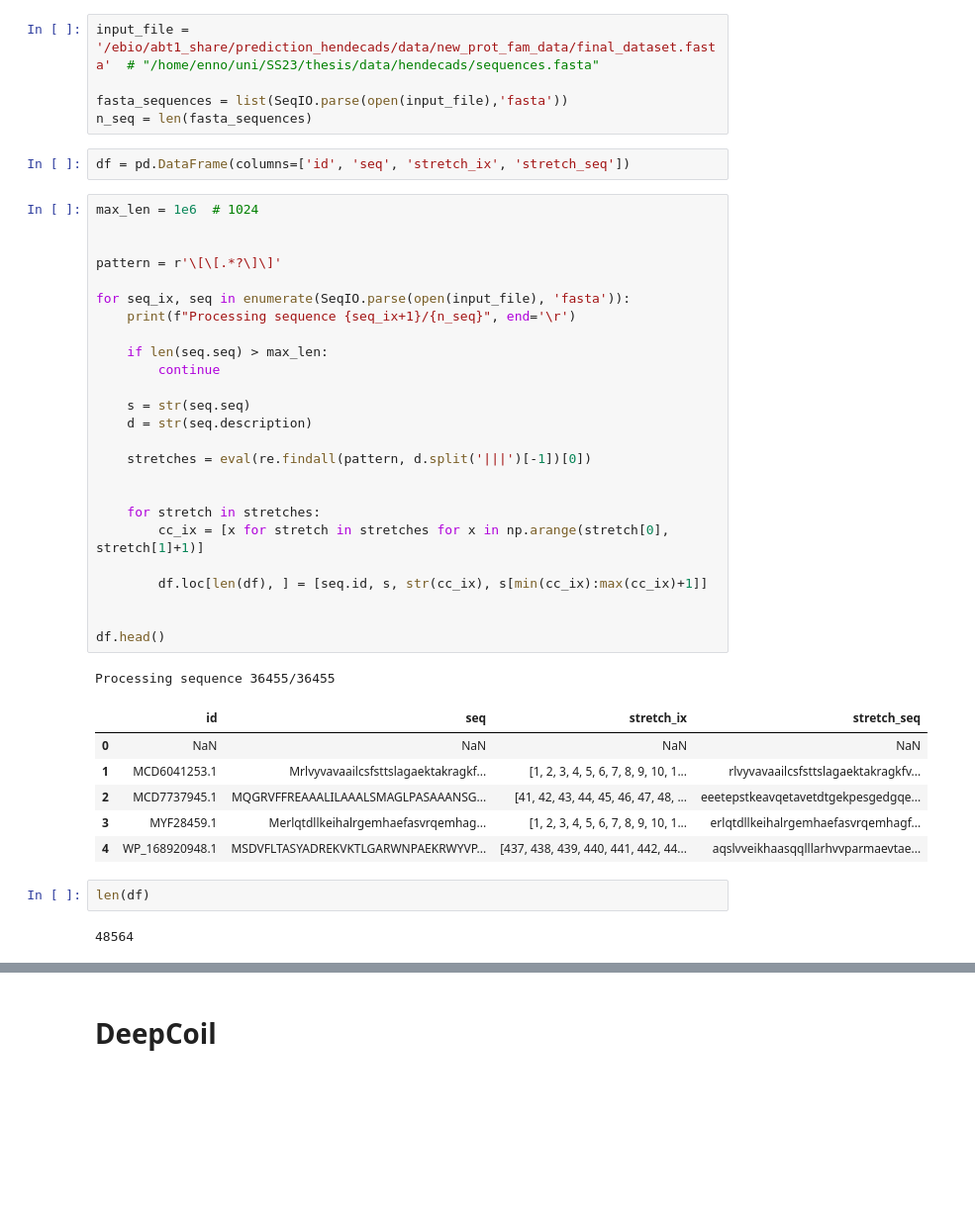
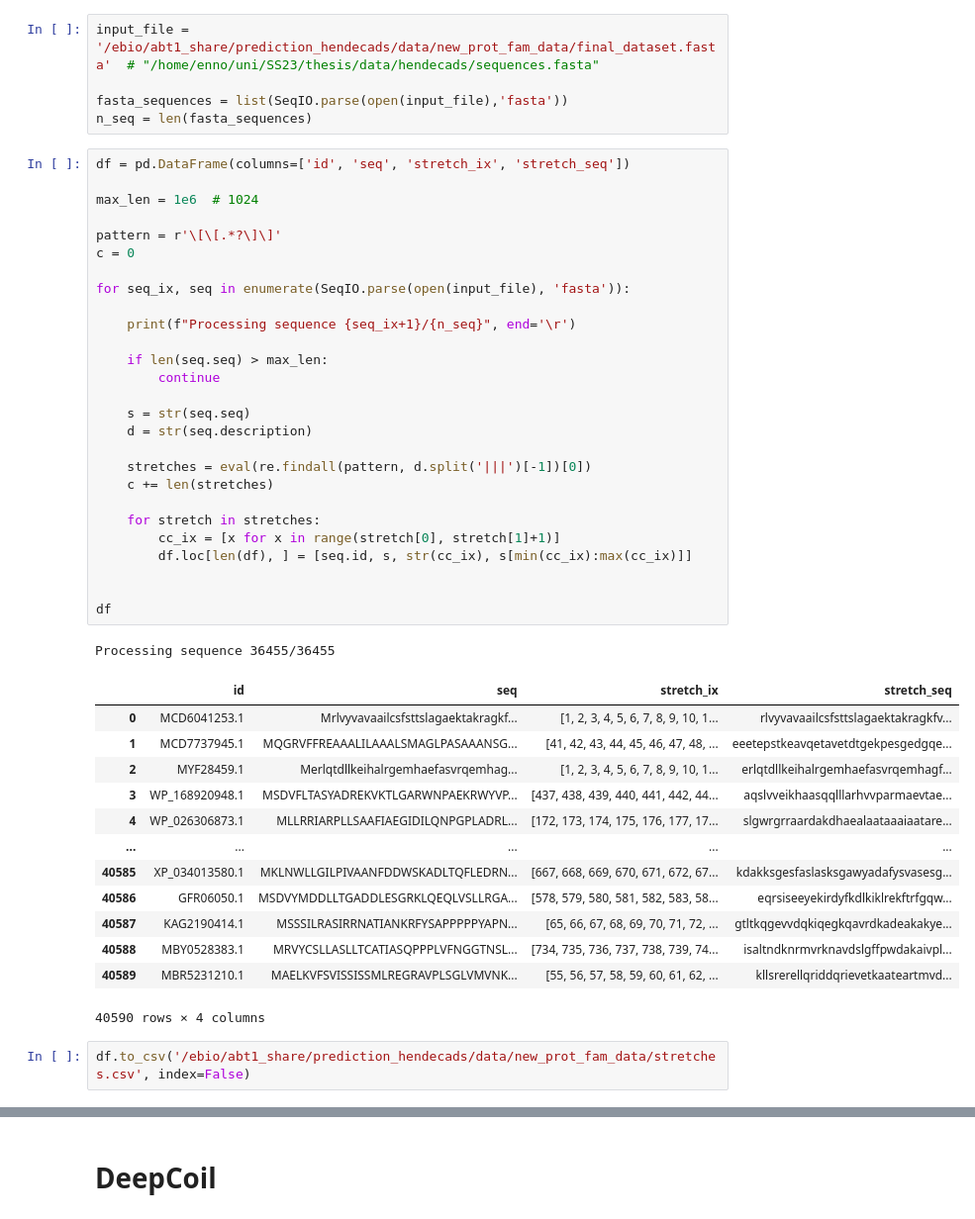
Before and after one commit to donEnno/hendecads, a Jupyter notebook: deepcoil_analysis/hendecad_prep.ipynb, the cells around one changed output, grey strips where cells are left out. Shown at 99% size. Cells and saved outputs as stored; diff of their text form; blank space fills up the shorter version.

```diff
--- a/deepcoil/hendecad_prep.ipynb
+++ b/deepcoil_analysis/hendecad_prep.ipynb
@@ -24,43 +26,48 @@ input_file = '/ebio/abt1_share/prediction_hendecads/data/new_prot_fam_data/final
 
 fasta_sequences = list(SeqIO.parse(open(input_file),'fasta'))
 n_seq = len(fasta_sequences)
-# %%
-df = pd.DataFrame(columns=['id', 'seq', 'stretch_ix', 'stretch_seq'])
 # %%
+df = pd.DataFrame(columns=['id', 'seq', 'stretch_ix', 'stretch_seq'])
+
 max_len = 1e6  # 1024
 
-
 pattern = r'\[\[.*?\]\]'
+c = 0
 
 for seq_ix, seq in enumerate(SeqIO.parse(open(input_file), 'fasta')):
+
     print(f"Processing sequence {seq_ix+1}/{n_seq}", end='\r')
 
     if len(seq.seq) > max_len:
         continue
 
     s = str(seq.seq)
     d = str(seq.description)
 
     stretches = eval(re.findall(pattern, d.split('|||')[-1])[0])
+    c += len(stretches)
+
+    for stretch in stretches:
+        cc_ix = [x for x in range(stretch[0], stretch[1]+1)]
+        df.loc[len(df), ] = [seq.id, s, str(cc_ix), s[min(cc_ix):max(cc_ix)]]
 
 
-    for stretch in stretches:
-        cc_ix = [x for stretch in stretches for x in np.arange(stretch[0], stretch[1]+1)]
-
-        df.loc[len(df), ] = [seq.id, s, str(cc_ix), s[min(cc_ix):max(cc_ix)+1]]
-
-
-df.head()
+df
 # %% [output]
 Processing sequence 36455/36455
 |  | id | seq | stretch_ix | stretch_seq |
-| 0 | NaN | NaN | NaN | NaN |
-| 1 | MCD6041253.1 | Mrlvyvavaailcsfsttslagaektakragkf... | [1, 2, 3, 4, 5, 6, 7, 8, 9, 10, 1... | rlvyvavaailcsfsttslagaektakragkfv... |
-| 2 | MCD7737945.1 | MQGRVFFREAAALILAAALSMAGLPASAAANSG... | [41, 42, 43, 44, 45, 46, 47, 48, ... | eeetepstkeavqetavetdtgekpesgedgqe... |
-| 3 | MYF28459.1 | Merlqtdllkeihalrgemhaefasvrqemhag... | [1, 2, 3, 4, 5, 6, 7, 8, 9, 10, 1... | erlqtdllkeihalrgemhaefasvrqemhagf... |
-| 4 | WP_168920948.1 | MSDVFLTASYADREKVKTLGARWNPAEKRWYVP... | [437, 438, 439, 440, 441, 442, 44... | aqslvveikhaasqqlllarhvvparmaevtae... |
+| 0 | MCD6041253.1 | Mrlvyvavaailcsfsttslagaektakragkf... | [1, 2, 3, 4, 5, 6, 7, 8, 9, 10, 1... | rlvyvavaailcsfsttslagaektakragkfv... |
+| 1 | MCD7737945.1 | MQGRVFFREAAALILAAALSMAGLPASAAANSG... | [41, 42, 43, 44, 45, 46, 47, 48, ... | eeetepstkeavqetavetdtgekpesgedgqe... |
+| 2 | MYF28459.1 | Merlqtdllkeihalrgemhaefasvrqemhag... | [1, 2, 3, 4, 5, 6, 7, 8, 9, 10, 1... | erlqtdllkeihalrgemhaefasvrqemhagf... |
+| 3 | WP_168920948.1 | MSDVFLTASYADREKVKTLGARWNPAEKRWYVP... | [437, 438, 439, 440, 441, 442, 44... | aqslvveikhaasqqlllarhvvparmaevtae... |
+| 4 | WP_026306873.1 | MLLRRIARPLLSAAFIAEGIDILQNPGPLADRL... | [172, 173, 174, 175, 176, 177, 17... | slgwrgrraardakdhaealaataaaiaatare... |
+| ... | ... | ... | ... | ... |
+| 40585 | XP_034013580.1 | MKLNWLLGILPIVAANFDDWSKADLTQFLEDRN... | [667, 668, 669, 670, 671, 672, 67... | kdakksgesfaslasksgawyadafysvasesg... |
+| 40586 | GFR06050.1 | MSDVYMDDLLTGADDLESGRKLQEQLVSLLRGA... | [578, 579, 580, 581, 582, 583, 58... | eqrsiseeyekirdyfkdlkiklrekftrfgqw... |
+| 40587 | KAG2190414.1 | MSSSILRASIRRNATIANKRFYSAPPPPPYAPN... | [65, 66, 67, 68, 69, 70, 71, 72, ... | gtltkqgevvdqkiqegkqavrdkadeakakye... |
+| 40588 | MBY0528383.1 | MRVYCSLLASLLTCATIASQPPPLVFNGGTNSL... | [734, 735, 736, 737, 738, 739, 74... | isaltndknrmvrknavdslgffpwdakaivpl... |
+| 40589 | MBR5231210.1 | MAELKVFSVISSISSMLREGRAVPLSGLVMVNK... | [55, 56, 57, 58, 59, 60, 61, 62, ... | kllsrerellqriddqrievetkaateartmvd... |
+40590 rows × 4 columns
-# %%
-len(df)
-# %% [output]
-48564
+# %%
+df.to_csv('/ebio/abt1_share/prediction_hendecads/data/new_prot_fam_data/stretches.csv', index=False)
 # %%
```
Also changed, not shown: parts of 6 cells of this notebook, 3 other files.
